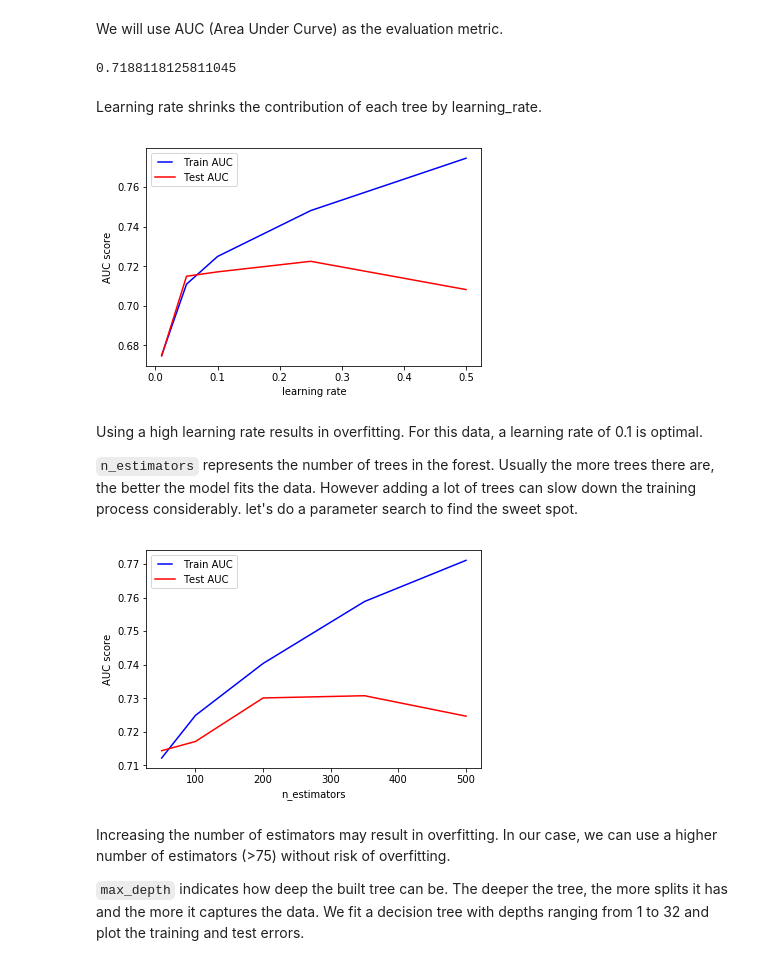
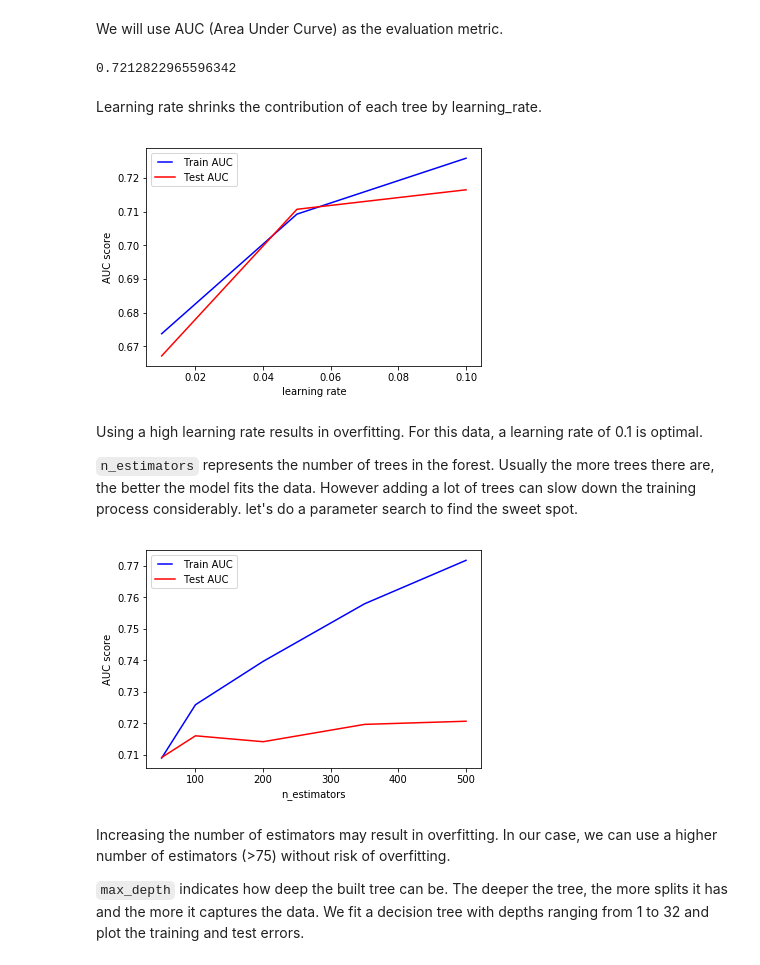
Before and after one commit to aarondelgiudice/thinkful, a Jupyter notebook: Unit_3/Lesson_5/3.5.3a_Challenge.ipynb, the cells around one changed output. Saved outputs shown, nothing was run; the diff lists cells and outputs as text; code cells hidden in the pictures.

```diff
--- a/Unit_3/Lesson_5/3.5.3a_Challenge.ipynb
+++ b/Unit_3/Lesson_5/3.5.3a_Challenge.ipynb
@@ -37,10 +37,12 @@ target = df['partner'] - 1
 data = pd.concat([data, pd.get_dummies(df['cntry'])], axis=1)
 
 # Create training and test sets.
-# Put 90% of the data in the training set.
-# And put 10% in the test set.
+# Put 80% of the data in the training set.
+# And put 20% in the test set.
 from sklearn.model_selection import train_test_split
-X_train, X_test, y_train, y_test = train_test_split(data, target, test_size=0.1, random_state=42)
+# stratified split
+X_train, X_test, y_train, y_test = train_test_split(
+    data, target, test_size=0.2, random_state=42, stratify=None)
 # %%
 # We'll make 500 iterations, use 2-deep trees, and set our loss function.
 params = {'n_estimators':500,
@@ -120,36 +122,36 @@ false_positive_rate, true_positive_rate, thresholds = roc_curve(y_test, y_pred)
 roc_auc = auc(false_positive_rate, true_positive_rate)
 roc_auc
 # %% [output]
-0.7188118125811045
+0.7212822965596342
 # %% [markdown]
 Learning rate shrinks the contribution of each tree by learning_rate.
 # %%
-learning_rates = [0.5, 0.25, 0.1, 0.05, 0.01]
+learning_rates = [0.1, 0.05, 0.01]
 train_results = []
 test_results = []
 
 for eta in learning_rates:
    model = ensemble.GradientBoostingClassifier(learning_rate=eta)
    model.fit(X_train, y_train)
    train_pred = model.predict(X_train)
    false_positive_rate, true_positive_rate, thresholds = roc_curve(y_train, train_pred)
    roc_auc = auc(false_positive_rate, true_positive_rate)
    train_results.append(roc_auc)
    y_pred = model.predict(X_test)
    false_positive_rate, true_positive_rate, thresholds = roc_curve(y_test, y_pred)
    roc_auc = auc(false_positive_rate, true_positive_rate)
    test_results.append(roc_auc)
 
 from matplotlib.legend_handler import HandlerLine2D
 line1, = plt.plot(learning_rates, train_results, 'b', label="Train AUC")
 line2, = plt.plot(learning_rates, test_results, 'r', label="Test AUC")
 
 plt.legend(handler_map={line1: HandlerLine2D(numpoints=2)})
 plt.ylabel('AUC score')
 plt.xlabel('learning rate')
 plt.show()
 # %% [output]
-[figure, old version]
+[figure, new version]
 # %% [markdown]
 Using a high learning rate results in overfitting.
 For this data, a learning rate of 0.1 is optimal.
@@ -184,7 +186,7 @@ plt.ylabel('AUC score')
 plt.xlabel('n_estimators')
 plt.show()
 # %% [output]
-[figure, old version]
+[figure, new version]
 # %% [markdown]
 Increasing the number of estimators may result in overfitting.
 In our case, we can use a higher number of estimators (>75) without risk of overfitting.
```
Also changed, not shown: parts of 14 cells of this notebook.
